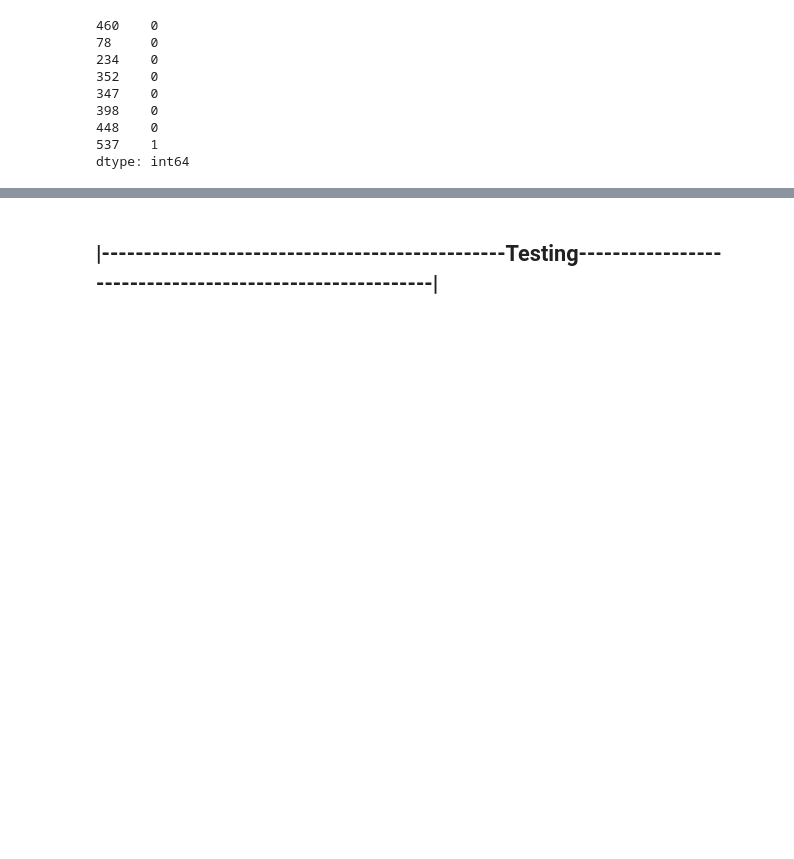
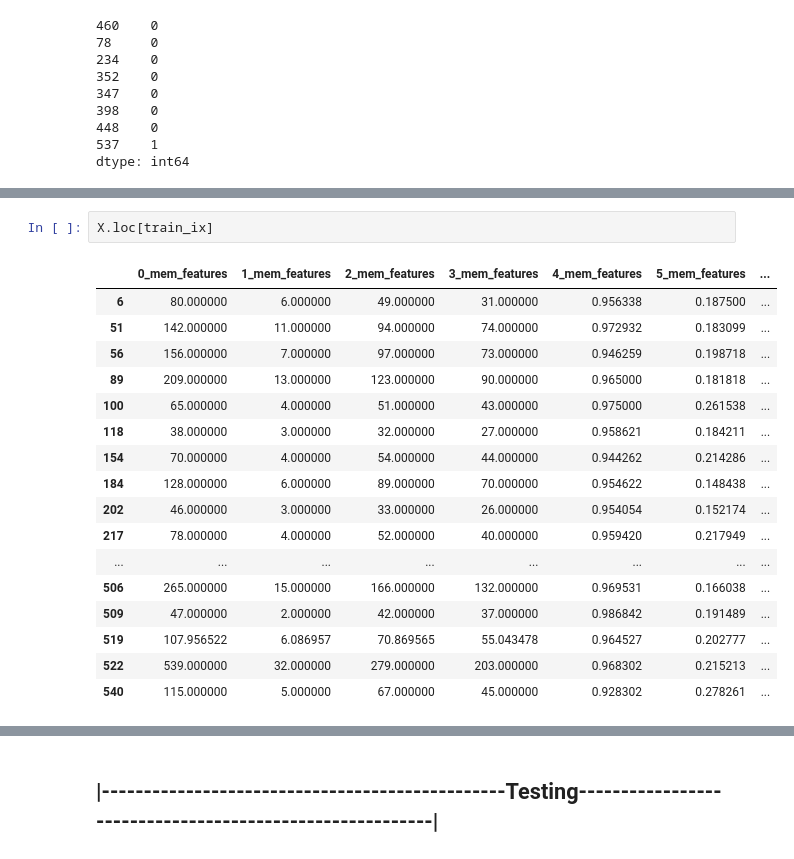
Before and after one commit to trallen91/Trace, a Jupyter notebook: CogScores.ipynb, the cells around one changed output, grey strips where cells are left out. Cells and saved outputs as stored; diff of their text form; blank space fills up the shorter version.

```diff
--- a/CogScores.ipynb
+++ b/CogScores.ipynb
@@ -1187,0 +1348,20 @@ array([1, 0, 0, 0, 0, 0, 0, 0], dtype=int64)
+# %%
+X.loc[train_ix]
+# %% [output]
+|  | 0_mem_features | 1_mem_features | 2_mem_features | 3_mem_features | 4_mem_features | 5_mem_features | ... |
+| 6 | 80.000000 | 6.000000 | 49.000000 | 31.000000 | 0.956338 | 0.187500 | ... |
+| 51 | 142.000000 | 11.000000 | 94.000000 | 74.000000 | 0.972932 | 0.183099 | ... |
+| 56 | 156.000000 | 7.000000 | 97.000000 | 73.000000 | 0.946259 | 0.198718 | ... |
+| 89 | 209.000000 | 13.000000 | 123.000000 | 90.000000 | 0.965000 | 0.181818 | ... |
+| 100 | 65.000000 | 4.000000 | 51.000000 | 43.000000 | 0.975000 | 0.261538 | ... |
+| 118 | 38.000000 | 3.000000 | 32.000000 | 27.000000 | 0.958621 | 0.184211 | ... |
+| 154 | 70.000000 | 4.000000 | 54.000000 | 44.000000 | 0.944262 | 0.214286 | ... |
+| 184 | 128.000000 | 6.000000 | 89.000000 | 70.000000 | 0.954622 | 0.148438 | ... |
+| 202 | 46.000000 | 3.000000 | 33.000000 | 26.000000 | 0.954054 | 0.152174 | ... |
+| 217 | 78.000000 | 4.000000 | 52.000000 | 40.000000 | 0.959420 | 0.217949 | ... |
+| ... | ... | ... | ... | ... | ... | ... | ... |
+| 506 | 265.000000 | 15.000000 | 166.000000 | 132.000000 | 0.969531 | 0.166038 | ... |
+| 509 | 47.000000 | 2.000000 | 42.000000 | 37.000000 | 0.986842 | 0.191489 | ... |
+| 519 | 107.956522 | 6.086957 | 70.869565 | 55.043478 | 0.964527 | 0.202777 | ... |
+| 522 | 539.000000 | 32.000000 | 279.000000 | 203.000000 | 0.968302 | 0.215213 | ... |
+| 540 | 115.000000 | 5.000000 | 67.000000 | 45.000000 | 0.928302 | 0.278261 | ... |
```
Also changed, not shown: parts of 84 cells of this notebook.
